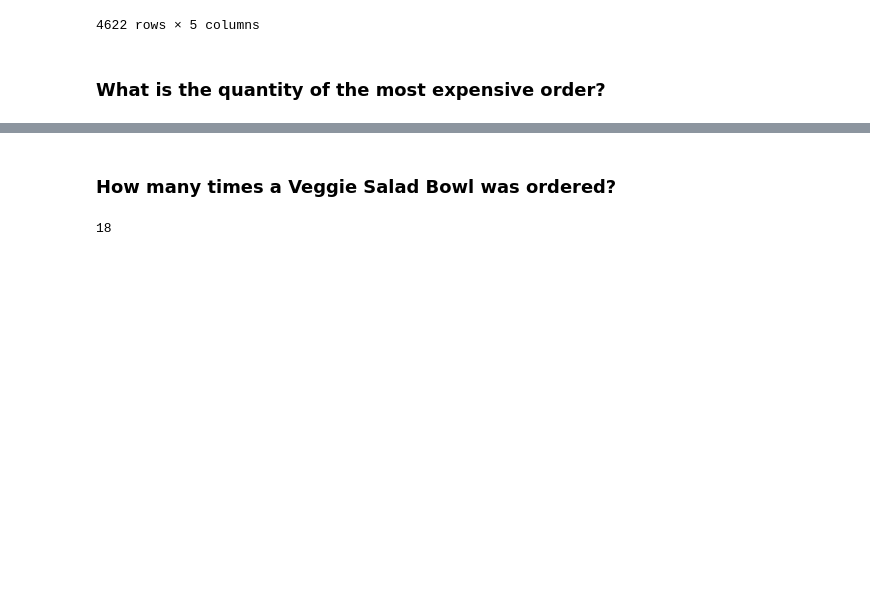
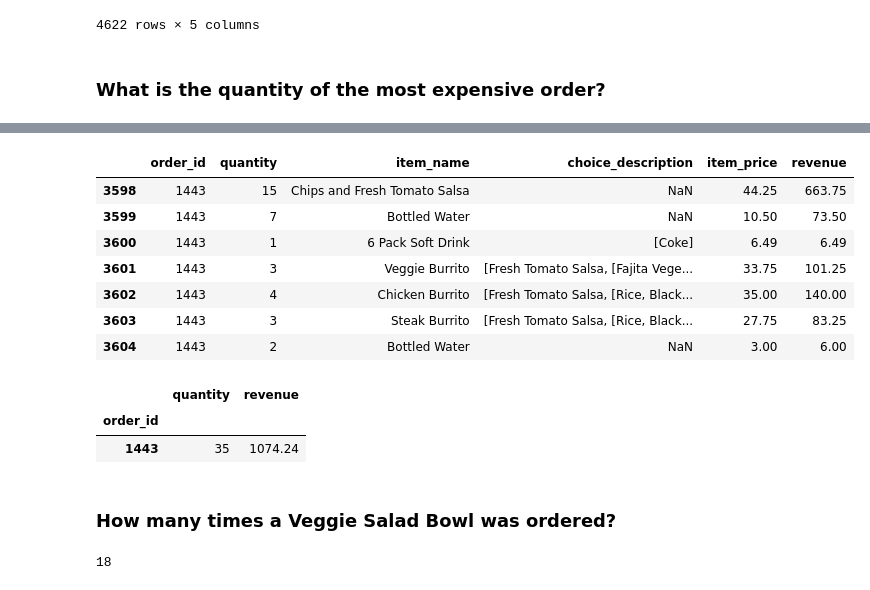
Before and after one commit to sergioamdiaz/ML-concepts, a Jupyter notebook: Module 2 - Pandas/Hands_On_Pandas_Class.ipynb, the cells around one changed output, grey strips where cells are left out. Saved outputs shown, nothing was run; the diff lists cells and outputs as text; code cells hidden in the pictures; blank space fills up the shorter version.

```diff
--- a/Module 2 - Pandas/Hands_On_Pandas_Class.ipynb
+++ b/Module 2 - Pandas/Hands_On_Pandas_Class.ipynb
@@ -281,3 +317,20 @@ chipo.sort_values(by = "item_price", ascending = False).head(1)
+# %%
+chipo[ chipo.order_id == 1443]
+# %% [output]
+|  | order_id | quantity | item_name | choice_description | item_price | revenue |
+| 3598 | 1443 | 15 | Chips and Fresh Tomato Salsa | NaN | 44.25 | 663.75 |
+| 3599 | 1443 | 7 | Bottled Water | NaN | 10.50 | 73.50 |
+| 3600 | 1443 | 1 | 6 Pack Soft Drink | [Coke] | 6.49 | 6.49 |
+| 3601 | 1443 | 3 | Veggie Burrito | [Fresh Tomato Salsa, [Fajita Vege... | 33.75 | 101.25 |
+| 3602 | 1443 | 4 | Chicken Burrito | [Fresh Tomato Salsa, [Rice, Black... | 35.00 | 140.00 |
+| 3603 | 1443 | 3 | Steak Burrito | [Fresh Tomato Salsa, [Rice, Black... | 27.75 | 83.25 |
+| 3604 | 1443 | 2 | Bottled Water | NaN | 3.00 | 6.00 |
+# %%
+chipo.groupby('order_id').agg({'quantity': sum , 'revenue': sum}).sort_values(by='revenue', ascending=False).head(1)
+# %% [output]
+|  | quantity | revenue |
+| order_id |  |  |
+| 1443 | 35 | 1074.24 |
 # %% [markdown]
 ### How many times a Veggie Salad Bowl was ordered?
 # %%
```
Also changed, not shown: parts of 9 cells of this notebook, 3 other files.
